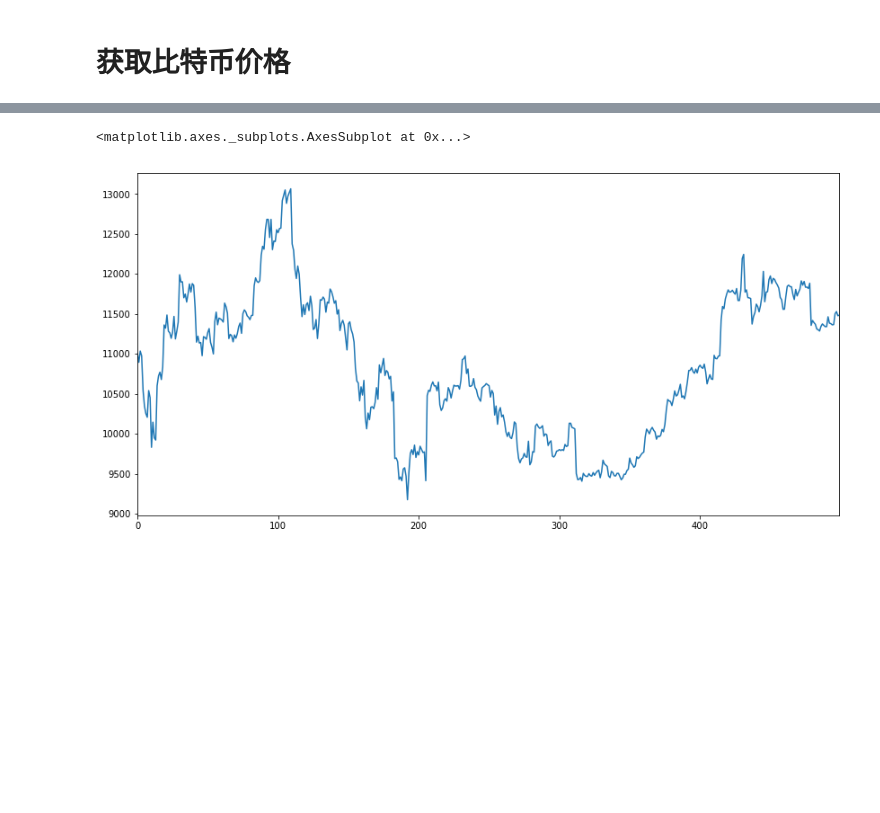
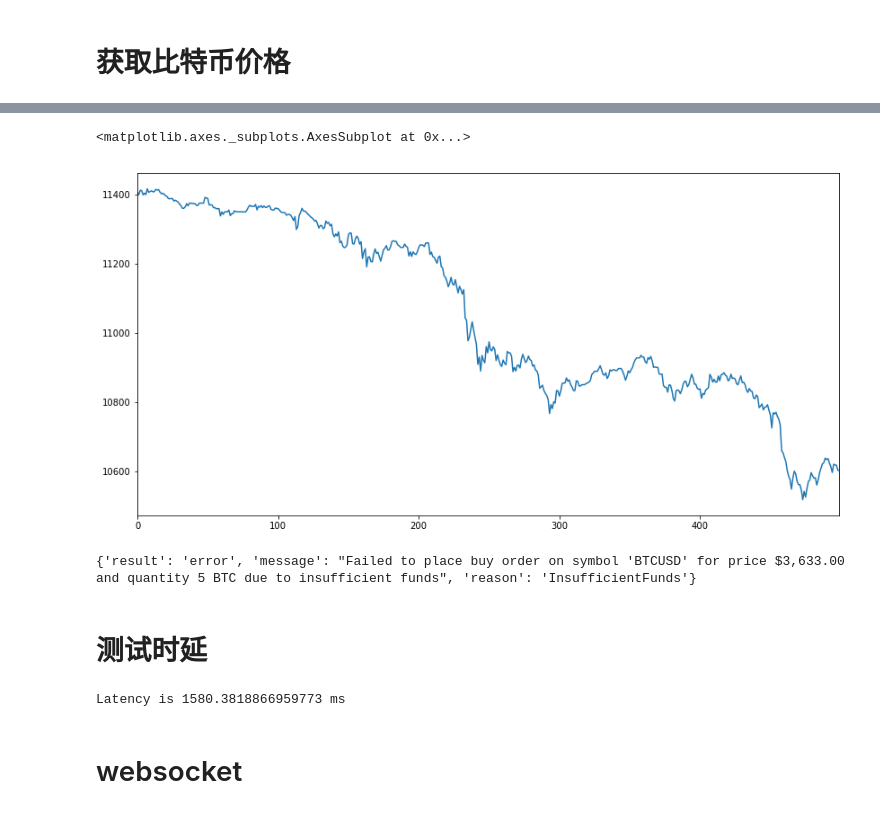
Before and after one commit to yoyo198124/AITrade, a Jupyter notebook: python/pythonCoreAndWar/11AITrade01.ipynb, the cells around one changed output, grey strips where cells are left out. Saved outputs shown, nothing was run; the diff lists cells and outputs as text; code cells hidden in the pictures; blank space fills up the shorter version.

```diff
--- a/python/pythonCoreAndWar/11AITrade01.ipynb
+++ b/python/pythonCoreAndWar/11AITrade01.ipynb
@@ -29,7 +29,7 @@ import requests
 import time, datetime
 %matplotlib inline
 # 选择要获取的数据时间段
-periods = '7200'
+periods = '180'
 
 # 通过 Http 抓取 btc 历史价格数据
 resp = requests.get('https://api.cryptowat.ch/markets/gemini/btcusd/ohlc',
@@ -71,7 +71,80 @@ df['ClosePrice'].plot(figsize=(14, 7))
 ... (124 lines left out)
 NA            500 non-null float64
 dtypes: datetime64[ns](1), float64(6)
 memory usage: 27.4 KB
 None
 <matplotlib.axes._subplots.AxesSubplot at 0x...>
-[figure, old version]
+[figure, new version]
+# %%
+import requests
+import json
+import base64
+import hmac
+import hashlib
+import datetime
+import time
+
+base_url = "https://api.sandbox.gemini.com"
+endpoint = "/v1/order/new"
+url = base_url + endpoint
+
+gemini_api_key = "account-zmidXEwP72yLSSybXVvn"
+gemini_api_secret = "375b97HfE7E4tL8YaP3SJ239Pky9".encode()
+
+t = datetime.datetime.now()
+payload_nonce = str(int(time.mktime(t.timetuple())*1000))
+
+payload = {
+   "request": "/v1/order/new",
+   "nonce": payload_nonce,
+   "symbol": "btcusd",
+   "amount": "5",
+   "price": "3633.00",
+   "side": "buy",
+   "type": "exchange limit",
+   "options": ["maker-or-cancel"]
+}
+
+encoded_payload = json.dumps(payload).encode()
+b64 = base64.b64encode(encoded_payload)
+signature = hmac.new(gemini_api_secret, b64, hashlib.sha384).hexdigest()
+
+request_headers = {
+    'Content-Type': "text/plain",
+    'Content-Length': "0",
+    'X-GEMINI-APIKEY': gemini_api_key,
+    'X-GEMINI-PAYLOAD': b64,
+    'X-GEMINI-SIGNATURE': signature,
+    'Cache-Control': "no-cache"
+}
+
+response = requests.post(url,
+                         data=None,
+                         headers=request_headers)
+
+new_order = response.json()
+print(new_order)
+# %% [output]
+{'result': 'error', 'message': "Failed to place buy order on symbol 'BTCUSD' for price $3,633.00 and quantity 5 BTC due to insufficient funds", 'reason': 'InsufficientFunds'}
+# %% [markdown]
+# 测试时延
+# %%
+import requests
+import timeit
+
+
+def get_orderbook():
+  orderbook = requests.get("https://api.gemini.com/v1/book/btcusd").json()
+
+
+n = 10
+latency = timeit.timeit('get_orderbook()', setup='from __main__ import get_orderbook', number=n) * 1.0 / n
+print('Latency is {} ms'.format(latency * 1000))
+
+###### 输出 #######
+#美国服务器
+#Latency is 196.67642089999663 ms
+# %% [output]
+Latency is 1580.3818866959773 ms
+# %% [markdown]
+# websocket
```
Also changed, not shown: parts of 7 cells of this notebook, 1 other file.
